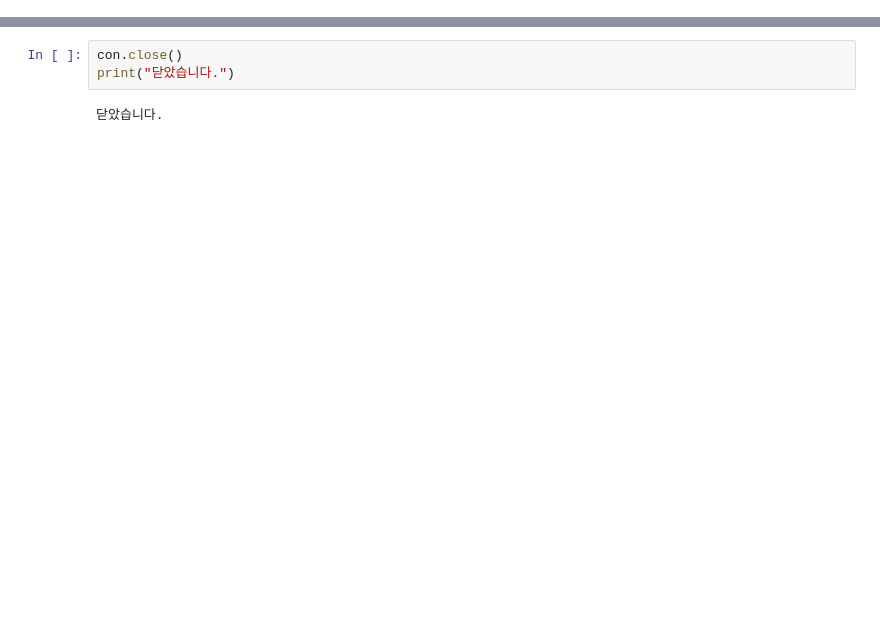
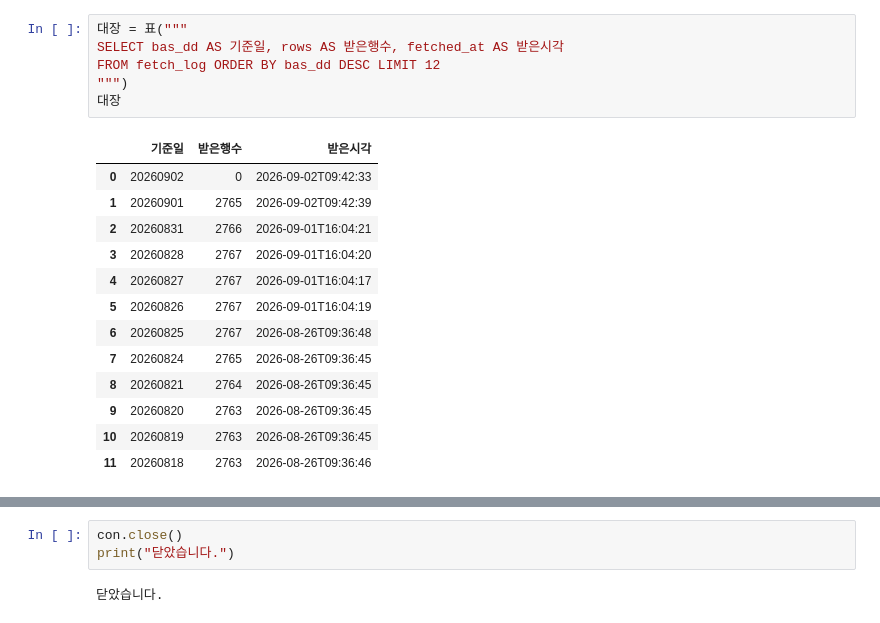
Before and after one commit to devlee328288/Alpha_Stack, a Jupyter notebook: notebooks/01-데이터수집/02.매일받은것을확인한다.ipynb, the cells around one changed output, grey strips where cells are left out. Saved outputs shown, nothing was run; the diff lists cells and outputs as text; blank space fills up the shorter version.

```diff
--- a/notebooks/01-데이터수집/02.매일받은것을확인한다.ipynb
+++ b/notebooks/01-데이터수집/02.매일받은것을확인한다.ipynb
@@ -207,0 +232,20 @@ for 이름, 값 in report.get("scale", {}).items():
+# %%
+대장 = 표("""
+SELECT bas_dd AS 기준일, rows AS 받은행수, fetched_at AS 받은시각
+FROM fetch_log ORDER BY bas_dd DESC LIMIT 12
+""")
+대장
+# %% [output]
+|  | 기준일 | 받은행수 | 받은시각 |
+| 0 | 20260902 | 0 | 2026-09-02T09:42:33 |
+| 1 | 20260901 | 2765 | 2026-09-02T09:42:39 |
+| 2 | 20260831 | 2766 | 2026-09-01T16:04:21 |
+| 3 | 20260828 | 2767 | 2026-09-01T16:04:20 |
+| 4 | 20260827 | 2767 | 2026-09-01T16:04:17 |
+| 5 | 20260826 | 2767 | 2026-09-01T16:04:19 |
+| 6 | 20260825 | 2767 | 2026-08-26T09:36:48 |
+| 7 | 20260824 | 2765 | 2026-08-26T09:36:45 |
+| 8 | 20260821 | 2764 | 2026-08-26T09:36:45 |
+| 9 | 20260820 | 2763 | 2026-08-26T09:36:45 |
+| 10 | 20260819 | 2763 | 2026-08-26T09:36:45 |
+| 11 | 20260818 | 2763 | 2026-08-26T09:36:46 |
```
Also changed, not shown: parts of 36 cells of this notebook.
